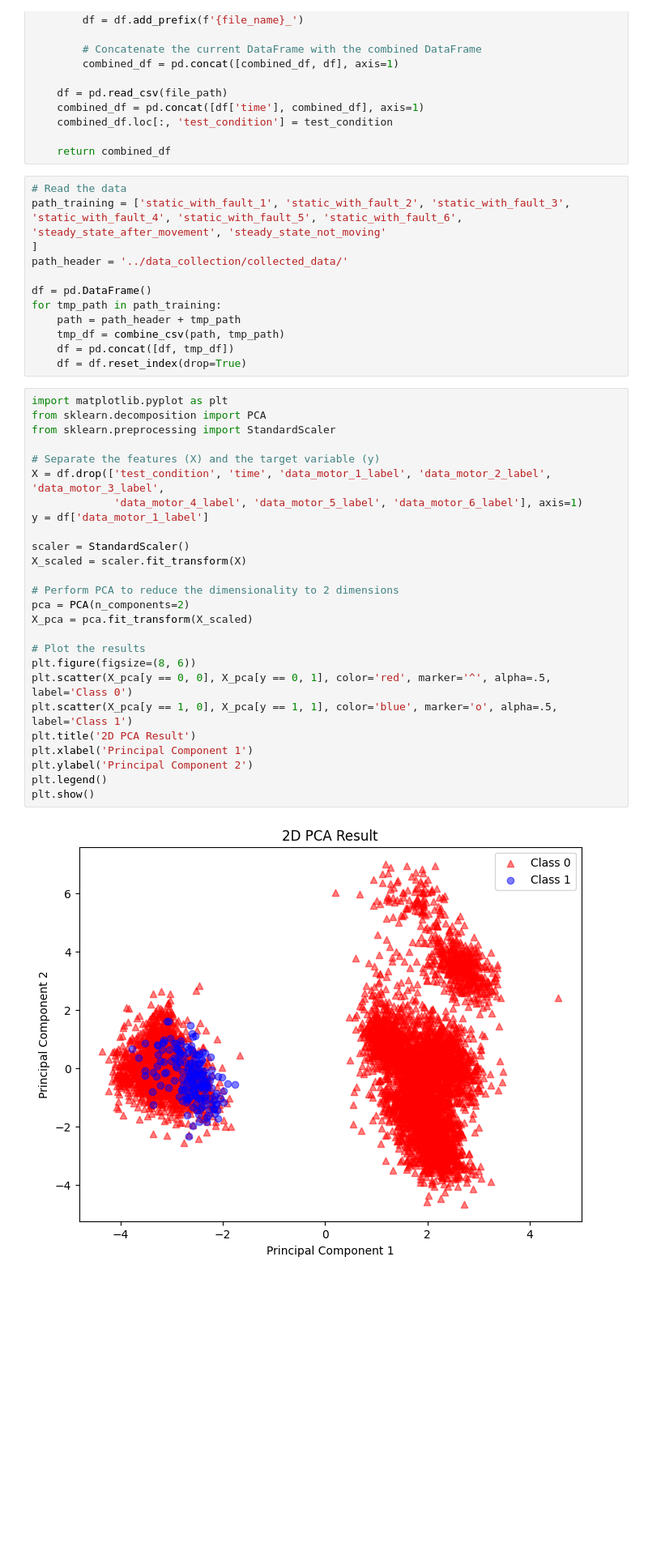
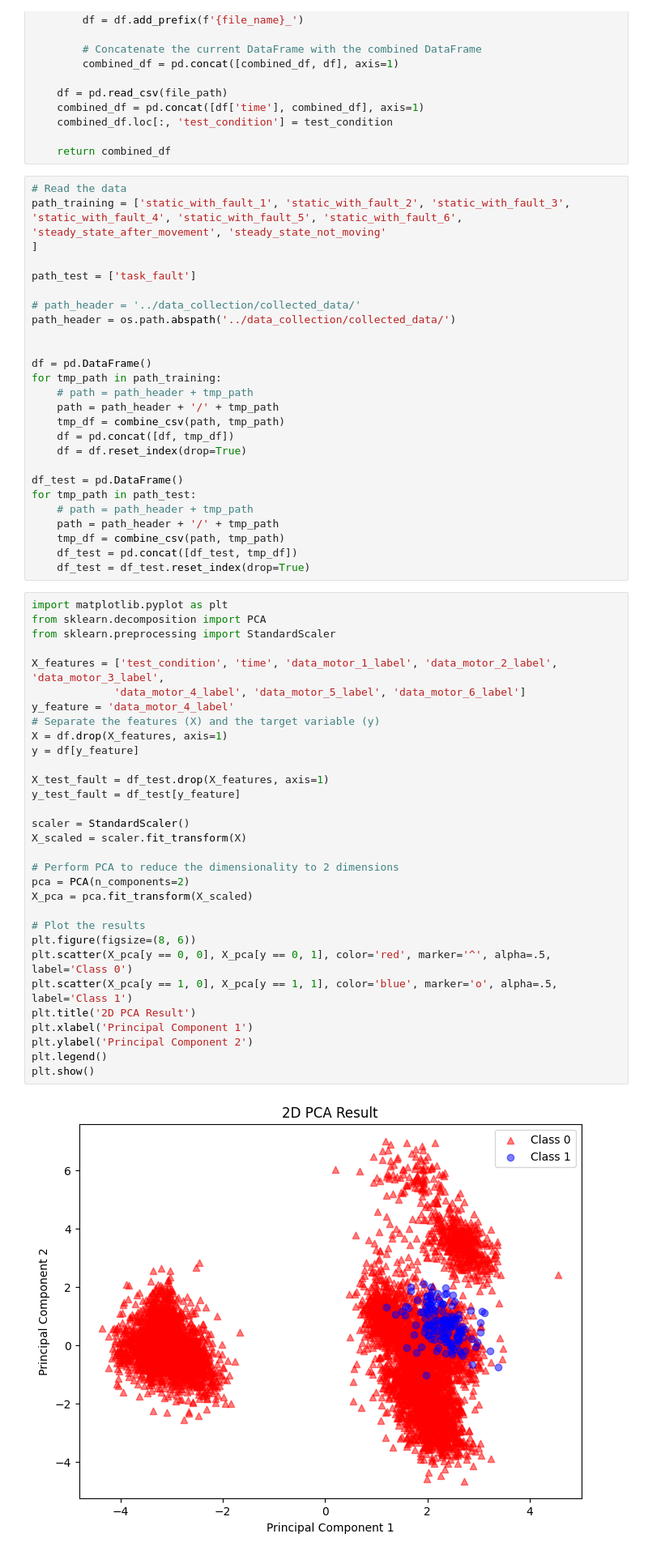
Before and after one commit to sonic160/digital_twin_robot, a Jupyter notebook: course_project_DARR/WP3_Data challenge preparation/supports/fault_detection_model_developement/create_a_simple_mdl.ipynb, the cells around one changed output. Shown: that part at 81% size. Drawn from its saved outputs; the diff is of its cells as text; blank space fills up the shorter version.

```diff
--- a/course_project_DARR/WP3_Data challenge preparation/supports/fault_detection_model_developement/create_a_simple_mdl.ipynb
+++ b/course_project_DARR/WP3_Data challenge preparation/supports/fault_detection_model_developement/create_a_simple_mdl.ipynb
@@ -49,39 +49,58 @@ path_training = ['static_with_fault_1', 'static_with_fault_2', 'static_with_faul
 'static_with_fault_4', 'static_with_fault_5', 'static_with_fault_6',
 'steady_state_after_movement', 'steady_state_not_moving'
 ]
-path_header = '../data_collection/collected_data/'
+
+path_test = ['task_fault']
+
+# path_header = '../data_collection/collected_data/'
+path_header = os.path.abspath('../data_collection/collected_data/')
+
 
 df = pd.DataFrame()
 for tmp_path in path_training:
-    path = path_header + tmp_path
+    # path = path_header + tmp_path
+    path = path_header + '/' + tmp_path
     tmp_df = combine_csv(path, tmp_path)
     df = pd.concat([df, tmp_df])
     df = df.reset_index(drop=True)
+
+df_test = pd.DataFrame()
+for tmp_path in path_test:
+    # path = path_header + tmp_path
+    path = path_header + '/' + tmp_path
+    tmp_df = combine_csv(path, tmp_path)
+    df_test = pd.concat([df_test, tmp_df])
+    df_test = df_test.reset_index(drop=True)
 # %%
 import matplotlib.pyplot as plt
 from sklearn.decomposition import PCA
 from sklearn.preprocessing import StandardScaler
 
+X_features = ['test_condition', 'time', 'data_motor_1_label', 'data_motor_2_label', 'data_motor_3_label',
+             'data_motor_4_label', 'data_motor_5_label', 'data_motor_6_label']
+y_feature = 'data_motor_4_label'
 # Separate the features (X) and the target variable (y)
-X = df.drop(['test_condition', 'time', 'data_motor_1_label', 'data_motor_2_label', 'data_motor_3_label',
-             'data_motor_4_label', 'data_motor_5_label', 'data_motor_6_label'], axis=1)
-y = df['data_motor_1_label']
+X = df.drop(X_features, axis=1)
+y = df[y_feature]
+
+X_test_fault = df_test.drop(X_features, axis=1)
+y_test_fault = df_test[y_feature]
 
 scaler = StandardScaler()
 X_scaled = scaler.fit_transform(X)
 
 # Perform PCA to reduce the dimensionality to 2 dimensions
 pca = PCA(n_components=2)
 X_pca = pca.fit_transform(X_scaled)
 
 # Plot the results
 plt.figure(figsize=(8, 6))
 plt.scatter(X_pca[y == 0, 0], X_pca[y == 0, 1], color='red', marker='^', alpha=.5, label='Class 0')
 plt.scatter(X_pca[y == 1, 0], X_pca[y == 1, 1], color='blue', marker='o', alpha=.5, label='Class 1')
 plt.title('2D PCA Result')
 plt.xlabel('Principal Component 1')
 plt.ylabel('Principal Component 2')
 plt.legend()
 plt.show()
 # %% [output]
-[figure, old version]
+[figure, new version]
```
Also changed, not shown: parts of 15 cells of this notebook, 2 other files.
